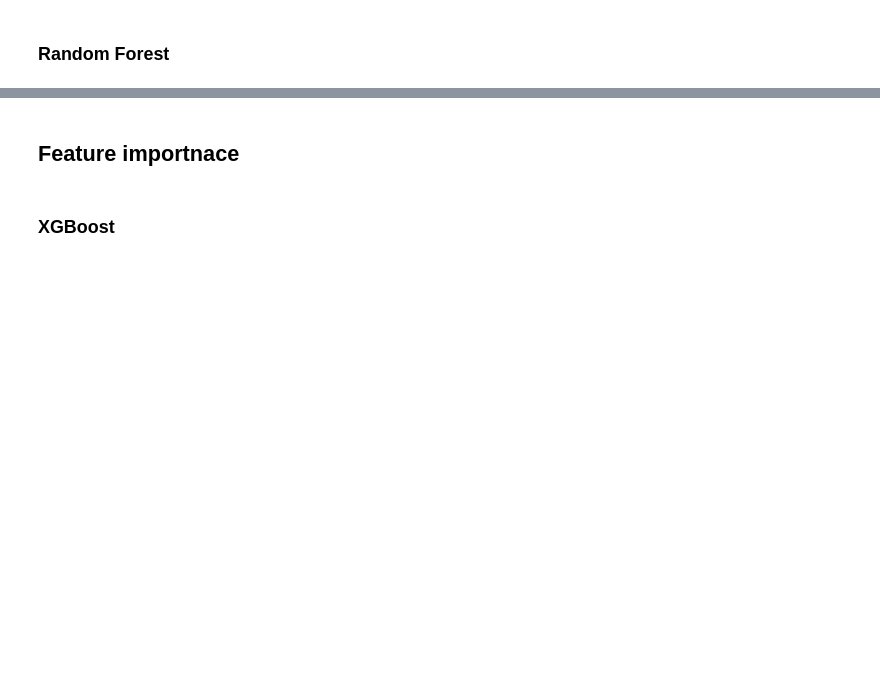
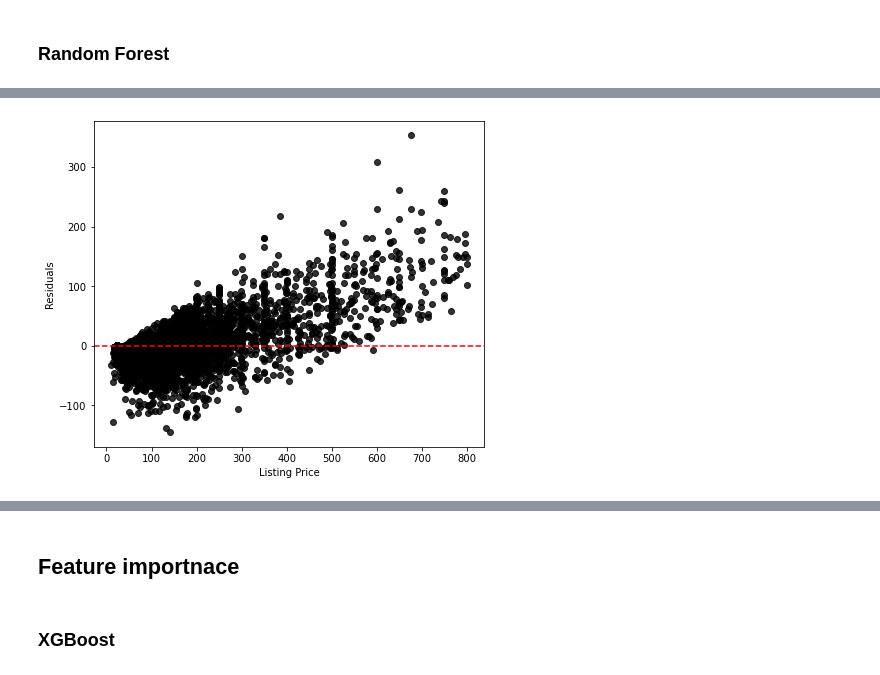
Before and after one commit to aabouie/Capstone_2, a Jupyter notebook: EDA_ML.ipynb, the cells around one changed output, grey strips where cells are left out. Drawn from its saved outputs; the diff is of its cells as text; code cells hidden in the pictures; blank space fills up the shorter version.

```diff
--- a/EDA_ML.ipynb
+++ b/EDA_ML.ipynb
@@ -411,7 +422,7 @@ features =['host_is_superhost', 'host_listings_count',
            'zipcode_78744', 'zipcode_78745', 'zipcode_78746', 'zipcode_78747',
            'zipcode_78748', 'zipcode_78749', 'zipcode_78750', 'zipcode_78751',
            'zipcode_78752', 'zipcode_78753', 'zipcode_78754', 'zipcode_78756',
-           'zipcode_78757', 'zipcode_78758', 'zipcode_78759']
+           'zipcode_78757', 'zipcode_78758', 'zipcode_78759','property_type_Entire_house']
 
 
 # features =['host_is_superhost', 'host_listings_count',
@@ -515,3 +549,3 @@ ax.plot(tree_depth,scores,color='k');
 # %%
-rf = RandomForestRegressor(max_depth=10,n_estimators = 1250,max_features=5)
+rf = RandomForestRegressor(max_depth=15,n_estimators = 1250,max_features=10)
 cross_val_score(rf,X_train,y_train).mean()
@@ -523,3 +561,12 @@ model_checking(ax,rf,X_train,y_train);
+# %%
+fig,ax = plt.subplots(figsize=(7,6))
+y_residual = y_train - rf.predict(X_train)
+ax.scatter(y_train,y_residual,c='k',alpha=0.8);
+ax.axhline(0,color='r',ls='--');
+ax.set_ylabel('Residuals');
+ax.set_xlabel('Listing Price');
+# %% [output]
+[figure, added]
 # %%
 # Testing dataset
 fig,ax = plt.subplots(figsize=(7,6))
```
Also changed, not shown: parts of 23 cells of this notebook.
